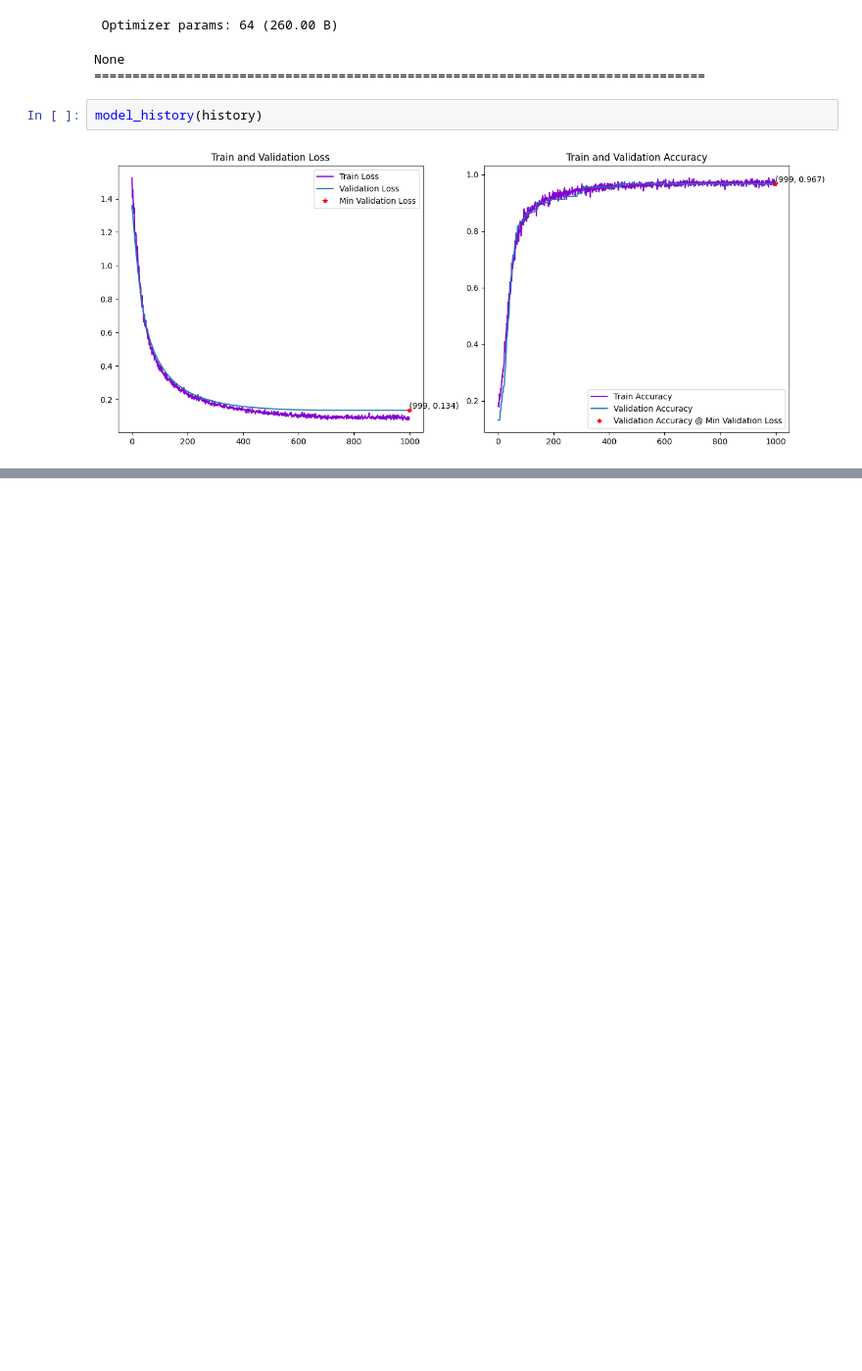
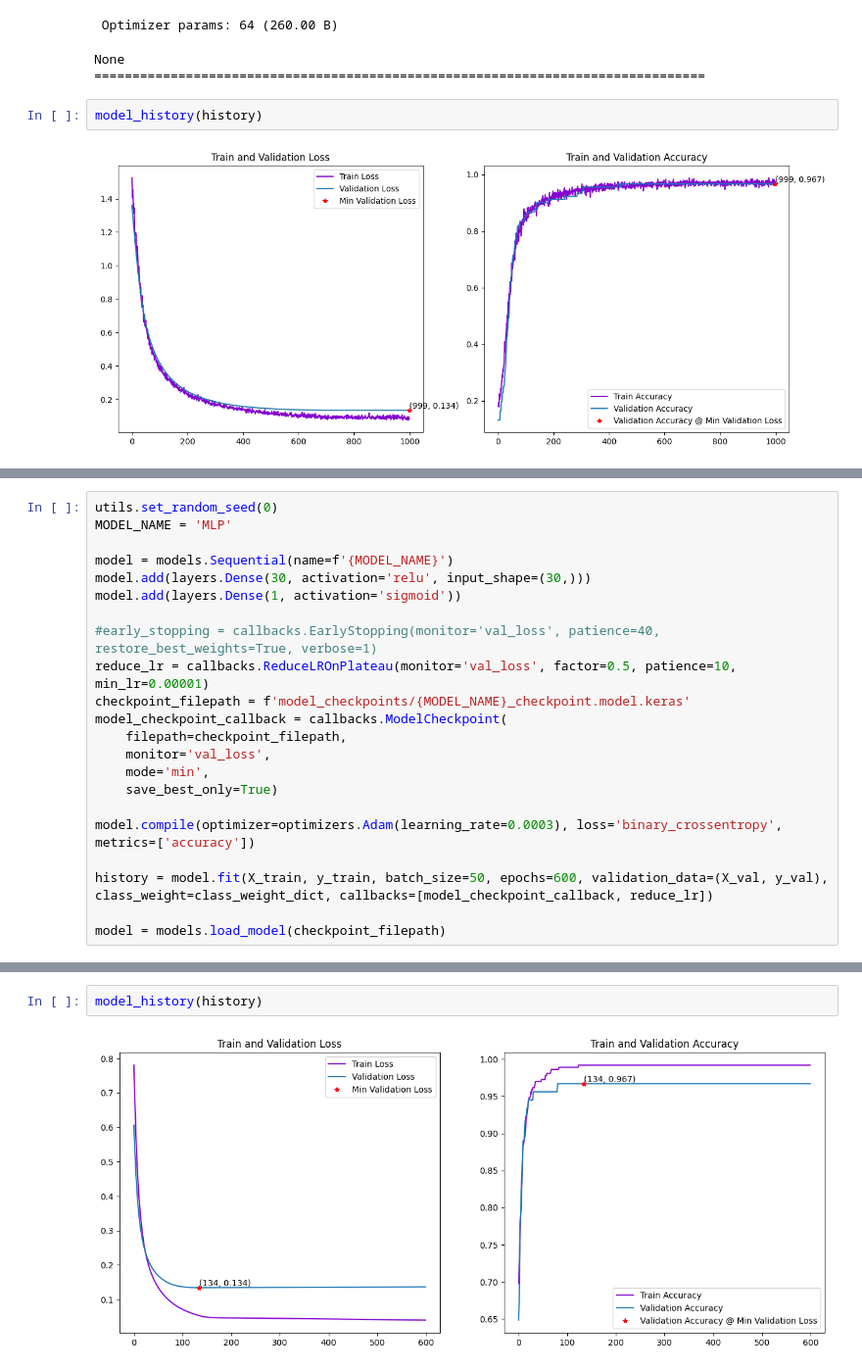
Before and after one commit to Team-AY/Breast-Cancer-Prediction, a Jupyter notebook: Research_process.ipynb, the cells around one changed output, grey strips where cells are left out. Shown at 98% size. Drawn from its saved outputs; the diff is of its cells as text; blank space fills up the shorter version.

Commit message:
MLP Implementation with 30 Neurons in the first layer
Co-authored-by: Almog Rabani <ralmog98@gmail.com>

```diff
--- a/Research_process.ipynb
+++ b/Research_process.ipynb
@@ -290,0 +293,22 @@ model_history(history)
+# %%
+utils.set_random_seed(0)
+MODEL_NAME = 'MLP'
+
+model = models.Sequential(name=f'{MODEL_NAME}')
+model.add(layers.Dense(30, activation='relu', input_shape=(30,)))
+model.add(layers.Dense(1, activation='sigmoid'))
+
+#early_stopping = callbacks.EarlyStopping(monitor='val_loss', patience=40, restore_best_weights=True, verbose=1)
+reduce_lr = callbacks.ReduceLROnPlateau(monitor='val_loss', factor=0.5, patience=10, min_lr=0.00001)
+checkpoint_filepath = f'model_checkpoints/{MODEL_NAME}_checkpoint.model.keras'
+model_checkpoint_callback = callbacks.ModelCheckpoint(
+    filepath=checkpoint_filepath,
+    monitor='val_loss',
+    mode='min',
+    save_best_only=True)
+
+model.compile(optimizer=optimizers.Adam(learning_rate=0.0003), loss='binary_crossentropy', metrics=['accuracy'])
+
+history = model.fit(X_train, y_train, batch_size=50, epochs=600, validation_data=(X_val, y_val), class_weight=class_weight_dict, callbacks=[model_checkpoint_callback, reduce_lr])
+
+model = models.load_model(checkpoint_filepath)
@@ -290,0 +334,4 @@ model_history(history)
+# %%
+model_history(history)
+# %% [output]
+[figure, added]
```
Also changed, not shown: parts of 8 cells of this notebook.
